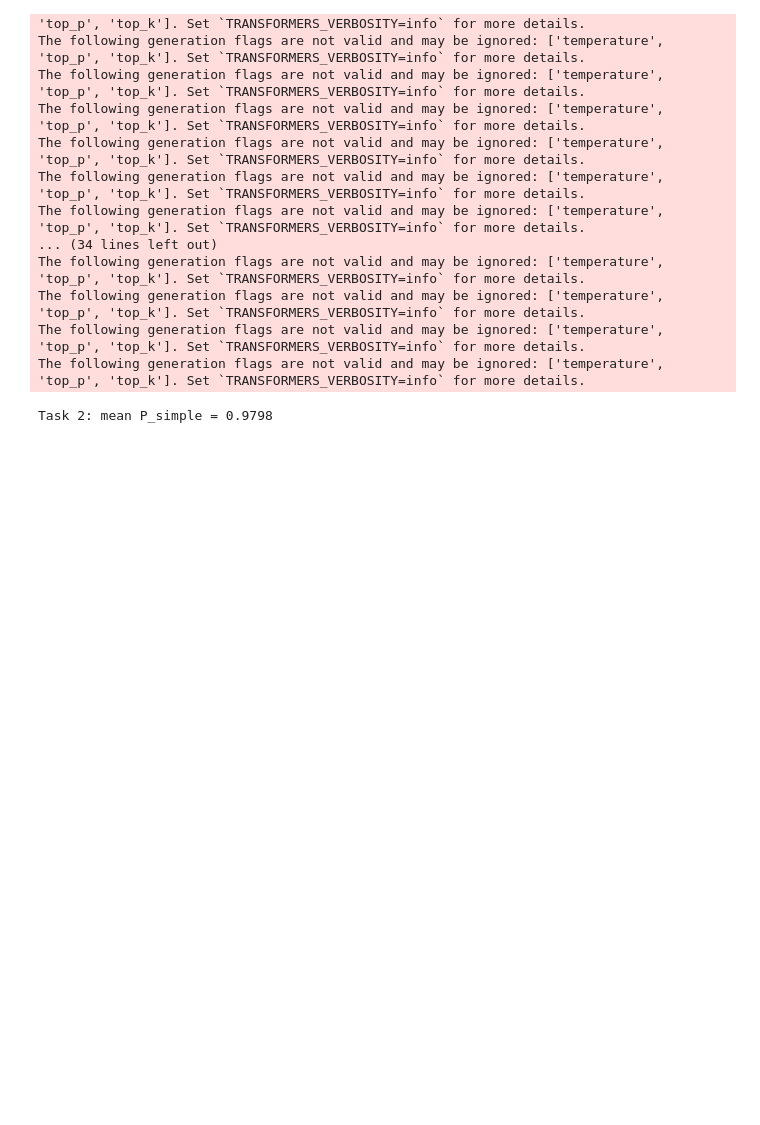
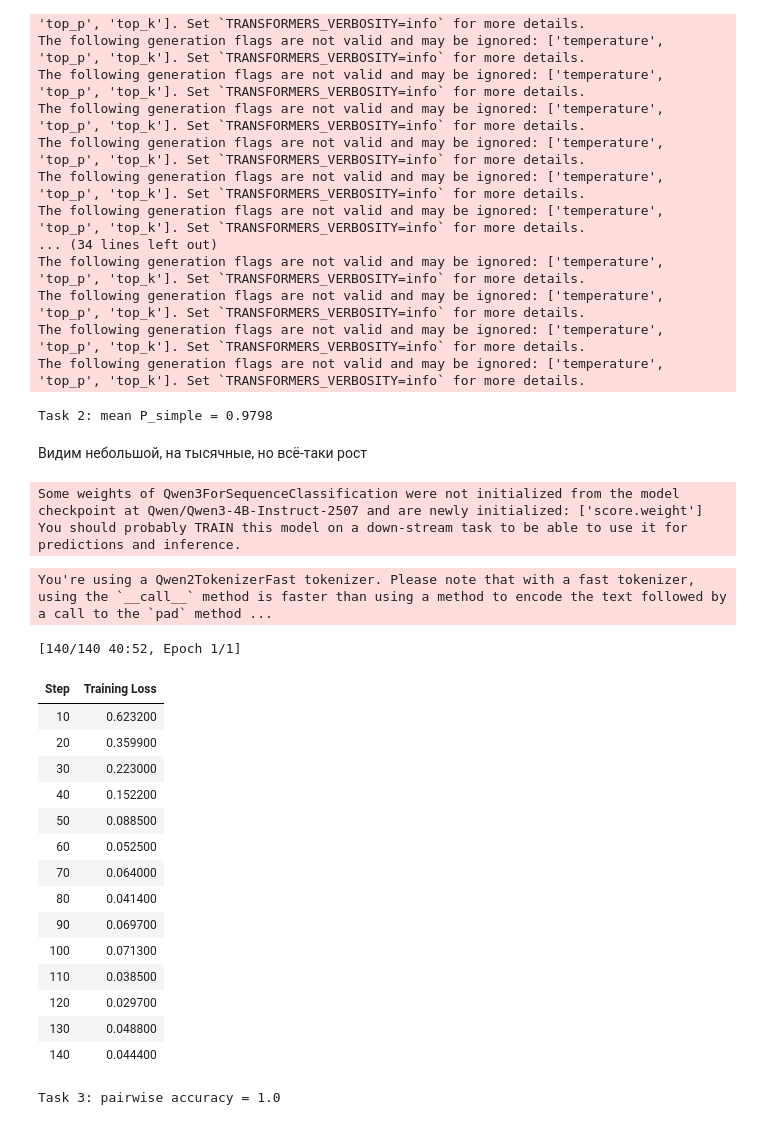
Before and after one commit to hizxle/cu_ai_grant, a Jupyter notebook: ai_red.ipynb, the cells around one changed output. Drawn from its saved outputs; the diff is of its cells as text; code cells hidden in the pictures; blank space fills up the shorter version.

Commit message:
third task

```diff
--- a/ai_red.ipynb
+++ b/ai_red.ipynb
@@ -172,3 +170,5 @@ The following generation flags are not valid and may be ignored: ['temperature',
 The following generation flags are not valid and may be ignored: ['temperature', 'top_p', 'top_k']. Set `TRANSFORMERS_VERBOSITY=info` for more details.
 The following generation flags are not valid and may be ignored: ['temperature', 'top_p', 'top_k']. Set `TRANSFORMERS_VERBOSITY=info` for more details.
 Task 2: mean P_simple = 0.9798
+# %% [markdown]
+Видим небольшой, на тысячные, но всё-таки рост
@@ -174,0 +180,60 @@ Task 2: mean P_simple = 0.9798
+# %%
+from trl import RewardTrainer, RewardConfig
+from transformers import AutoModelForSequenceClassification
+
+rm = AutoModelForSequenceClassification.from_pretrained(BASE, num_labels=1,
+                                                        quantization_config=bnb, device_map="auto")
+rm.config.pad_token_id = tok.pad_token_id
+
+rm_data = Dataset.from_list([{
+    "chosen": [{"role": "user", "content": r["instruction"]},
+               {"role": "assistant", "content": r["chosen"]}],
+    "rejected": [{"role": "user", "content": r["instruction"]},
+                 {"role": "assistant", "content": r["rejected"]}]} for r in good_bad])
+
+lora_rm = LoraConfig(r=8, lora_alpha=16, lora_dropout=0.05, task_type="SEQ_CLS",
+                     target_modules=["q_proj","k_proj","v_proj","o_proj","gate_proj","up_proj","down_proj"])
+
+args = RewardConfig(output_dir="rm", num_train_epochs=1, per_device_train_batch_size=1,
+                    gradient_accumulation_steps=16, learning_rate=1e-5, max_length=1024,
+                    fp16=True, logging_steps=10, report_to="none", seed=42)
+
+trainer = RewardTrainer(model=rm, args=args, train_dataset=rm_data,
+                        processing_class=tok, peft_config=lora_rm)
+trainer.train()
+trainer.save_model("rm")
+# %% [output]
+Some weights of Qwen3ForSequenceClassification were not initialized from the model checkpoint at Qwen/Qwen3-4B-Instruct-2507 and are newly initialized: ['score.weight']
+You should probably TRAIN this model on a down-stream task to be able to use it for predictions and inference.
+You're using a Qwen2TokenizerFast tokenizer. Please note that with a fast tokenizer, using the `__call__` method is faster than using a method to encode the text followed by a call to the `pad` method ...
+[140/140 40:52, Epoch 1/1]
+| Step | Training Loss |
+| 10 | 0.623200 |
+| 20 | 0.359900 |
+| 30 | 0.223000 |
+| 40 | 0.152200 |
+| 50 | 0.088500 |
+| 60 | 0.052500 |
+| 70 | 0.064000 |
+| 80 | 0.041400 |
+| 90 | 0.069700 |
+| 100 | 0.071300 |
+| 110 | 0.038500 |
+| 120 | 0.029700 |
+| 130 | 0.048800 |
+| 140 | 0.044400 |
+# %%
+def rm_score(model, prompt, answer):
+    ids = tok.apply_chat_template([{"role": "user", "content": prompt},
+                                   {"role": "assistant", "content": answer}],
+                                  return_tensors="pt").to(model.device)
+    with torch.no_grad():
+        return model(ids).logits[0, 0].item()
+
+rm_model = trainer.model
+rm_model.eval()
+acc = np.mean([rm_score(rm_model, r["prompt"], r["chosen"]) > rm_score(rm_model, r["prompt"], r["rejected"])
+               for r in test_quality])
+print("Pairwise accuracy =", acc)
+# %% [output]
+Task 3: pairwise accuracy = 1.0
```
Also changed, not shown: parts of 6 cells of this notebook.
